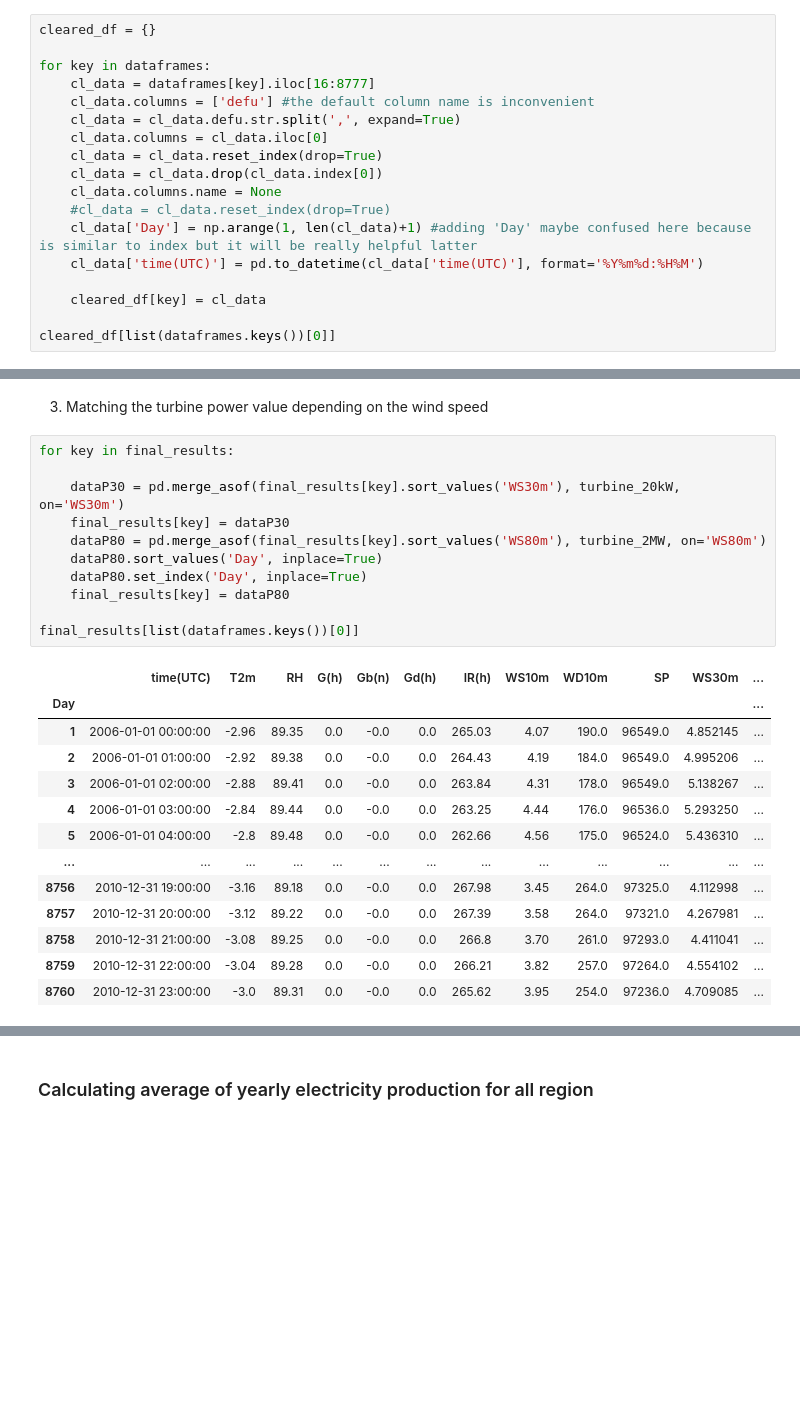
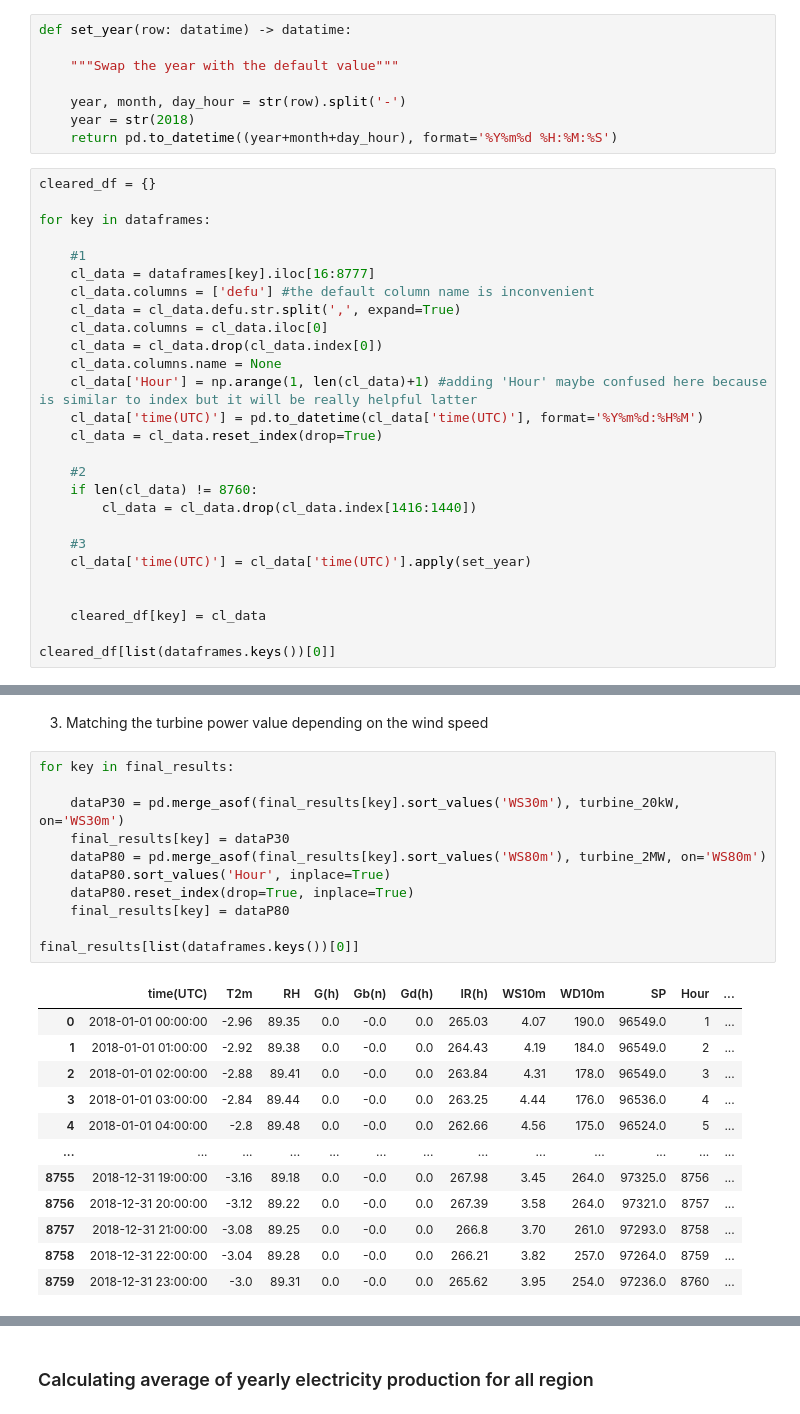
Before and after one commit to dawikrol/Engineering-thesis, a Jupyter notebook: Scripts/Wind_potential.ipynb, the cells around one changed output, grey strips where cells are left out. Cells and saved outputs as stored; diff of their text form; blank space fills up the shorter version.

```diff
--- a/Scripts/Wind_potential.ipynb
+++ b/Scripts/Wind_potential.ipynb
@@ -104,17 +122,34 @@ info_df
+# %%
+def set_year(row: datatime) -> datatime:
+
+    """Swap the year with the default value"""
+
+    year, month, day_hour = str(row).split('-')
+    year = str(2018)
+    return pd.to_datetime((year+month+day_hour), format='%Y%m%d %H:%M:%S')
 # %%
 cleared_df = {}
 
 for key in dataframes:
+
+    #1
     cl_data = dataframes[key].iloc[16:8777]
     cl_data.columns = ['defu'] #the default column name is inconvenient
     cl_data = cl_data.defu.str.split(',', expand=True)
     cl_data.columns = cl_data.iloc[0]
-    cl_data = cl_data.reset_index(drop=True)
     cl_data = cl_data.drop(cl_data.index[0])
     cl_data.columns.name = None
-    #cl_data = cl_data.reset_index(drop=True)
-    cl_data['Day'] = np.arange(1, len(cl_data)+1) #adding 'Day' maybe confused here because is similar to index but it will be really helpful latter
+    cl_data['Hour'] = np.arange(1, len(cl_data)+1) #adding 'Hour' maybe confused here because is similar to index but it will be really helpful latter
     cl_data['time(UTC)'] = pd.to_datetime(cl_data['time(UTC)'], format='%Y%m%d:%H%M')
+    cl_data = cl_data.reset_index(drop=True)
+
+    #2
+    if len(cl_data) != 8760:
+        cl_data = cl_data.drop(cl_data.index[1416:1440])
+
+    #3
+    cl_data['time(UTC)'] = cl_data['time(UTC)'].apply(set_year)
+
 
     cleared_df[key] = cl_data
 
@@ -233,25 +267,24 @@ final_results[list(dataframes.keys())[0]]
 # %%
 for key in final_results:
 
     dataP30 = pd.merge_asof(final_results[key].sort_values('WS30m'), turbine_20kW, on='WS30m')
     final_results[key] = dataP30
     dataP80 = pd.merge_asof(final_results[key].sort_values('WS80m'), turbine_2MW, on='WS80m')
-    dataP80.sort_values('Day', inplace=True)
-    dataP80.set_index('Day', inplace=True)
+    dataP80.sort_values('Hour', inplace=True)
+    dataP80.reset_index(drop=True, inplace=True)
     final_results[key] = dataP80
 
 final_results[list(dataframes.keys())[0]]
 # %% [output]
-|  | time(UTC) | T2m | RH | G(h) | Gb(n) | Gd(h) | IR(h) | WS10m | WD10m | SP | WS30m | ... |
-| Day |  |  |  |  |  |  |  |  |  |  |  | ... |
-| 1 | 2006-01-01 00:00:00 | -2.96 | 89.35 | 0.0 | -0.0 | 0.0 | 265.03 | 4.07 | 190.0 | 96549.0 | 4.852145 | ... |
-| 2 | 2006-01-01 01:00:00 | -2.92 | 89.38 | 0.0 | -0.0 | 0.0 | 264.43 | 4.19 | 184.0 | 96549.0 | 4.995206 | ... |
-| 3 | 2006-01-01 02:00:00 | -2.88 | 89.41 | 0.0 | -0.0 | 0.0 | 263.84 | 4.31 | 178.0 | 96549.0 | 5.138267 | ... |
-| 4 | 2006-01-01 03:00:00 | -2.84 | 89.44 | 0.0 | -0.0 | 0.0 | 263.25 | 4.44 | 176.0 | 96536.0 | 5.293250 | ... |
-| 5 | 2006-01-01 04:00:00 | -2.8 | 89.48 | 0.0 | -0.0 | 0.0 | 262.66 | 4.56 | 175.0 | 96524.0 | 5.436310 | ... |
+|  | time(UTC) | T2m | RH | G(h) | Gb(n) | Gd(h) | IR(h) | WS10m | WD10m | SP | Hour | ... |
+| 0 | 2018-01-01 00:00:00 | -2.96 | 89.35 | 0.0 | -0.0 | 0.0 | 265.03 | 4.07 | 190.0 | 96549.0 | 1 | ... |
+| 1 | 2018-01-01 01:00:00 | -2.92 | 89.38 | 0.0 | -0.0 | 0.0 | 264.43 | 4.19 | 184.0 | 96549.0 | 2 | ... |
+| 2 | 2018-01-01 02:00:00 | -2.88 | 89.41 | 0.0 | -0.0 | 0.0 | 263.84 | 4.31 | 178.0 | 96549.0 | 3 | ... |
+| 3 | 2018-01-01 03:00:00 | -2.84 | 89.44 | 0.0 | -0.0 | 0.0 | 263.25 | 4.44 | 176.0 | 96536.0 | 4 | ... |
+| 4 | 2018-01-01 04:00:00 | -2.8 | 89.48 | 0.0 | -0.0 | 0.0 | 262.66 | 4.56 | 175.0 | 96524.0 | 5 | ... |
 | ... | ... | ... | ... | ... | ... | ... | ... | ... | ... | ... | ... | ... |
-| 8756 | 2010-12-31 19:00:00 | -3.16 | 89.18 | 0.0 | -0.0 | 0.0 | 267.98 | 3.45 | 264.0 | 97325.0 | 4.112998 | ... |
-| 8757 | 2010-12-31 20:00:00 | -3.12 | 89.22 | 0.0 | -0.0 | 0.0 | 267.39 | 3.58 | 264.0 | 97321.0 | 4.267981 | ... |
-| 8758 | 2010-12-31 21:00:00 | -3.08 | 89.25 | 0.0 | -0.0 | 0.0 | 266.8 | 3.70 | 261.0 | 97293.0 | 4.411041 | ... |
-| 8759 | 2010-12-31 22:00:00 | -3.04 | 89.28 | 0.0 | -0.0 | 0.0 | 266.21 | 3.82 | 257.0 | 97264.0 | 4.554102 | ... |
-| 8760 | 2010-12-31 23:00:00 | -3.0 | 89.31 | 0.0 | -0.0 | 0.0 | 265.62 | 3.95 | 254.0 | 97236.0 | 4.709085 | ... |
+| 8755 | 2018-12-31 19:00:00 | -3.16 | 89.18 | 0.0 | -0.0 | 0.0 | 267.98 | 3.45 | 264.0 | 97325.0 | 8756 | ... |
+| 8756 | 2018-12-31 20:00:00 | -3.12 | 89.22 | 0.0 | -0.0 | 0.0 | 267.39 | 3.58 | 264.0 | 97321.0 | 8757 | ... |
+| 8757 | 2018-12-31 21:00:00 | -3.08 | 89.25 | 0.0 | -0.0 | 0.0 | 266.8 | 3.70 | 261.0 | 97293.0 | 8758 | ... |
+| 8758 | 2018-12-31 22:00:00 | -3.04 | 89.28 | 0.0 | -0.0 | 0.0 | 266.21 | 3.82 | 257.0 | 97264.0 | 8759 | ... |
+| 8759 | 2018-12-31 23:00:00 | -3.0 | 89.31 | 0.0 | -0.0 | 0.0 | 265.62 | 3.95 | 254.0 | 97236.0 | 8760 | ... |
```
Also changed, not shown: parts of 12 cells of this notebook.
